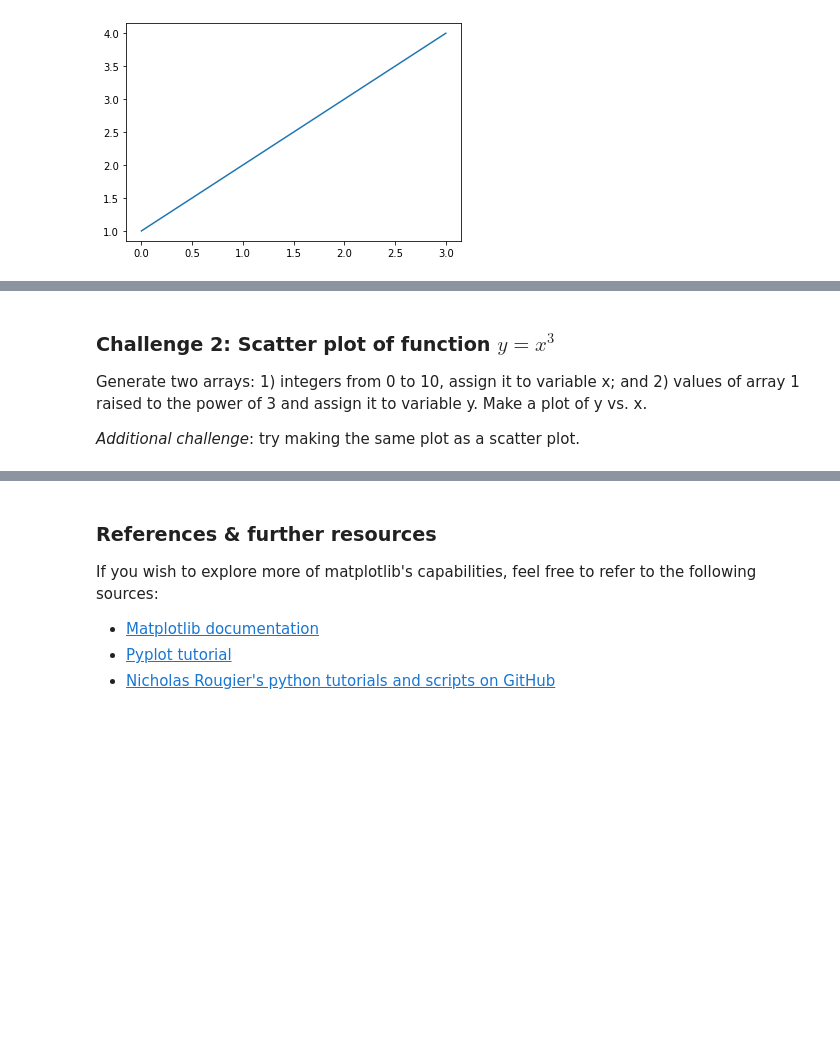
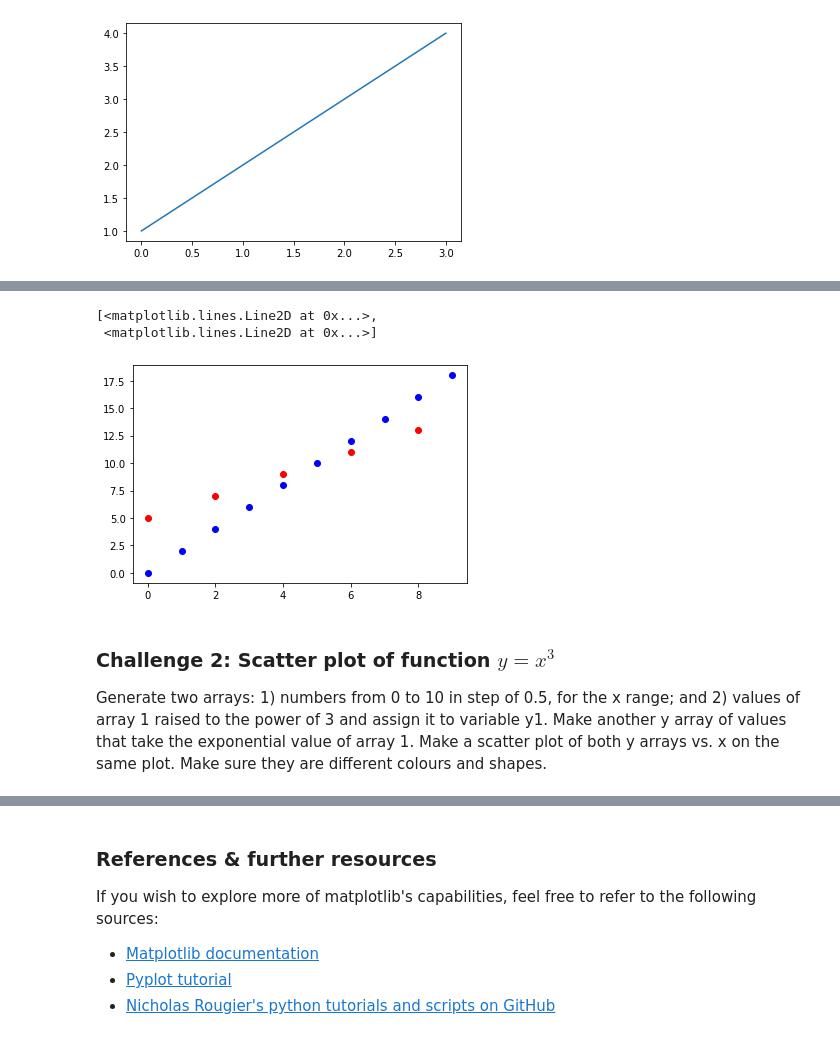
Before and after one commit to panoptes/panoptes-tutorials, a Jupyter notebook: python/14. Matplotlib.ipynb, the cells around one changed output, grey strips where cells are left out. Saved outputs shown, nothing was run; the diff lists cells and outputs as text; code cells hidden in the pictures; blank space fills up the shorter version.

```diff
--- a/python/14. Matplotlib.ipynb
+++ b/python/14. Matplotlib.ipynb
@@ -75,8 +93,23 @@ Let's generate an array of values. This will use the `arange` function from nump
+# %%
+# plot 1 arrays
+x1 = np.arange(0, 10, 1)
+y1 = x1 * 2
+
+# plot 2 arrays
+x2 = np.arange(0, 10, 2)
+y2 = x2 + 5
+
+# let's plot them
+plt.plot(x1, y1, 'bo', x2, y2, 'ro')
+# %% [output]
+[<matplotlib.lines.Line2D at 0x...>,
+ <matplotlib.lines.Line2D at 0x...>]
+[figure, added]
 # %% [markdown]
 ### Challenge 2: Scatter plot of function $y = x^3$
-Generate two arrays: 1) integers from 0 to 10, assign it to variable x; and 2) values of array 1 raised to the power of 3 and assign it to variable y. Make a plot of y vs. x.
-
-*Additional challenge*: try making the same plot as a scatter plot.
+Generate two arrays: 1) numbers from 0 to 10 in step of 0.5, for the x range; and 2) values of array 1 raised to the power of 3 and assign it to variable y1. Make another y array of values that take the exponential value of array 1.
+Make a scatter plot of both y arrays vs. x on the same plot.
+Make sure they are different colours and shapes.
 # %%
 # Generate x array
 
```
Also changed, not shown: parts of 19 cells of this notebook.
